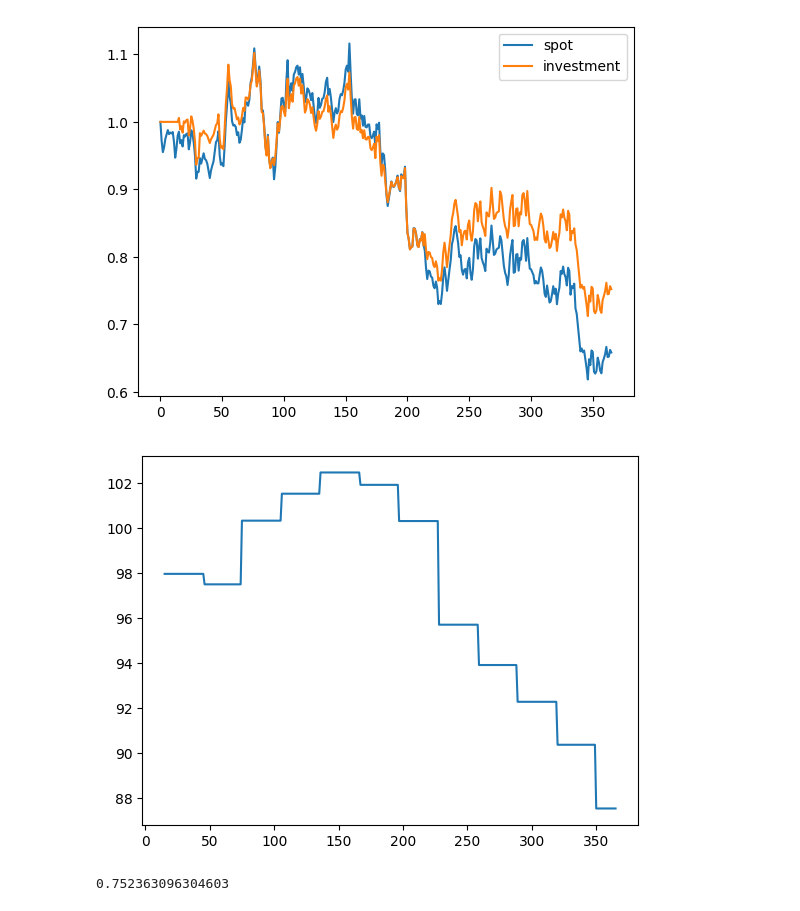
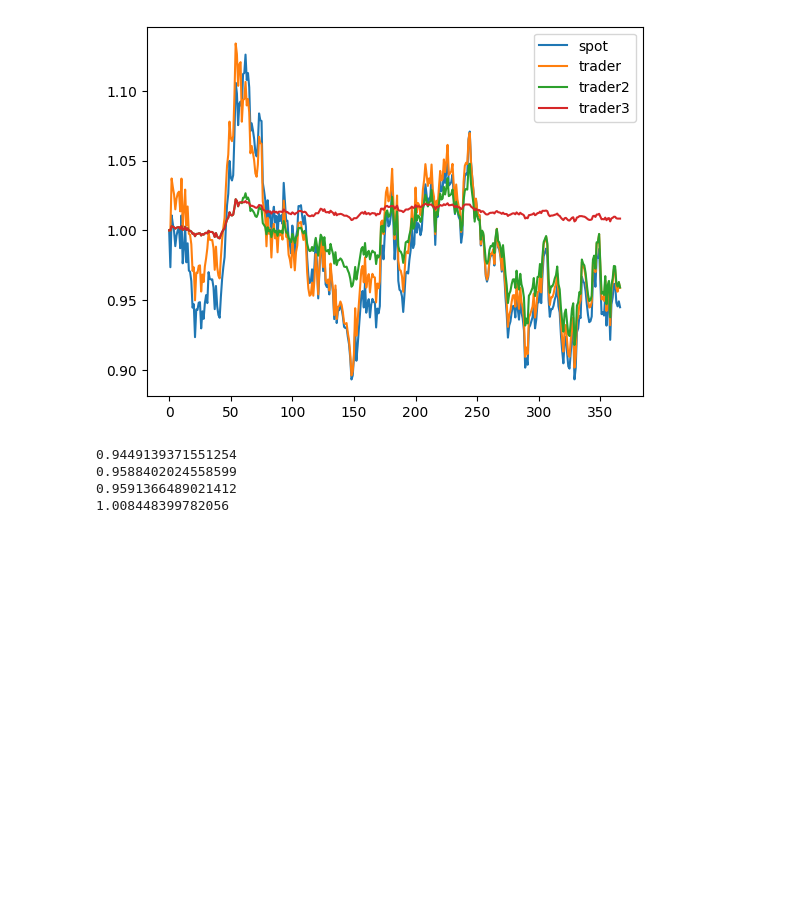
Before and after one commit to Sy-Sang/finance_utils, a Jupyter notebook: finance_utils/asset/spot/nb/nb1.ipynb, the cells around one changed output. Saved outputs shown, nothing was run; the diff lists cells and outputs as text; code cells hidden in the pictures; blank space fills up the shorter version.

```diff
--- a/finance_utils/asset/spot/nb/nb1.ipynb
+++ b/finance_utils/asset/spot/nb/nb1.ipynb
@@ -6,7 +8,11 @@ from matplotlib import pyplot
 # %%
-trader = Trader(1, "2024-1-1")
+trader = Trader(0, "2024-1-1")
+trader2 = Trader(50000 * 12, "2022-1-1")
+trader3 = Trader(50000 * 12, "2022-1-1")
 # %%
 stock = Spot("10001", 100)
 short_stock = Spot("10002", 100)
+# %%
+rv = NormalDistribution(0, 0.015).rvf(366)
 # %%
-stock_pirce_list = gbm(100, 0.03/366, 0.02, "2024-1-1", "2025-1-1", "day", 1)
+stock_process = GBM(stock, rv, 100, "2025-1-1", "day", 1)
@@ -43,14 +80,23 @@ for i,t in enumerate(stock_pirce_list.time_stamp.data):
     #     stock.sell(trader, p, None, t)
 # %%
 pyplot.plot(pr_list,label="spot")
-pyplot.plot(ir_list, label="investment")
+pyplot.plot(ir_list, label="trader")
+pyplot.plot(ir2_list, label="trader2")
+pyplot.plot(ir3_list, label="trader3")
 pyplot.legend()
 pyplot.show()
-pyplot.plot(cost_list,label="cost")
-pyplot.show()
+# pyplot.plot(cost_list,label="cost")
+# pyplot.show()
+# pyplot.plot(numpy.diff(shares_list),label="cost")
+# pyplot.show()
+print(pr_list[-1])
 print(ir_list[-1])
+print(ir2_list[-1])
+print(ir3_list[-1])
 # %% [output]
-[figure, old version]
+[figure, new version]
-[figure, removed]
-0.752363096304603
+0.9449139371551254
+0.9588402024558599
+0.9591366489021412
+1.008448399782056
 # %%
```
Also changed, not shown: parts of 4 cells of this notebook, 10 other files.
